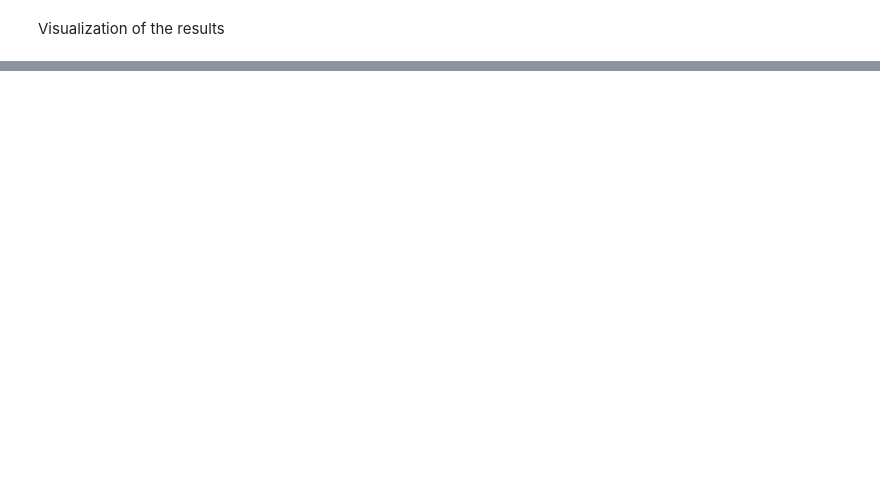
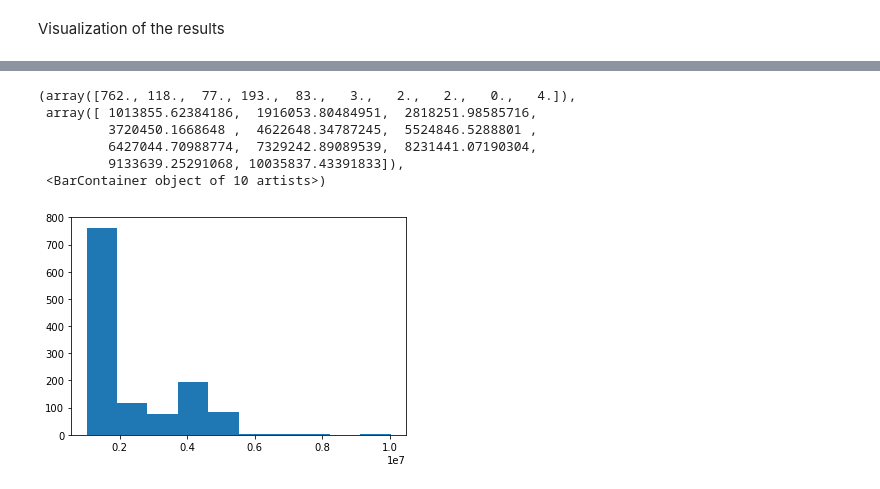
Before and after one commit to lukaszbinden/ethz-iacv-2020, a Jupyter notebook: exercise_1/1_harris.ipynb, the cells around one changed output, grey strips where cells are left out. Saved outputs shown, nothing was run; the diff lists cells and outputs as text; code cells hidden in the pictures; blank space fills up the shorter version.

```diff
--- a/exercise_1/1_harris.ipynb
+++ b/exercise_1/1_harris.ipynb
@@ -130,0 +173,10 @@ ax_arr[2].scatter(x=corn[1], y=corn[0], c='r', s=10)
+# %%
+plt.hist(corn[2])
+# %% [output]
+(array([762., 118.,  77., 193.,  83.,   3.,   2.,   2.,   0.,   4.]),
+ array([ 1013855.62384186,  1916053.80484951,  2818251.98585716,
+         3720450.1668648 ,  4622648.34787245,  5524846.5288801 ,
+         6427044.70988774,  7329242.89089539,  8231441.07190304,
+         9133639.25291068, 10035837.43391833]),
+ <BarContainer object of 10 artists>)
+[figure, added]
```
Also changed, not shown: parts of 7 cells of this notebook, 3 other files.
